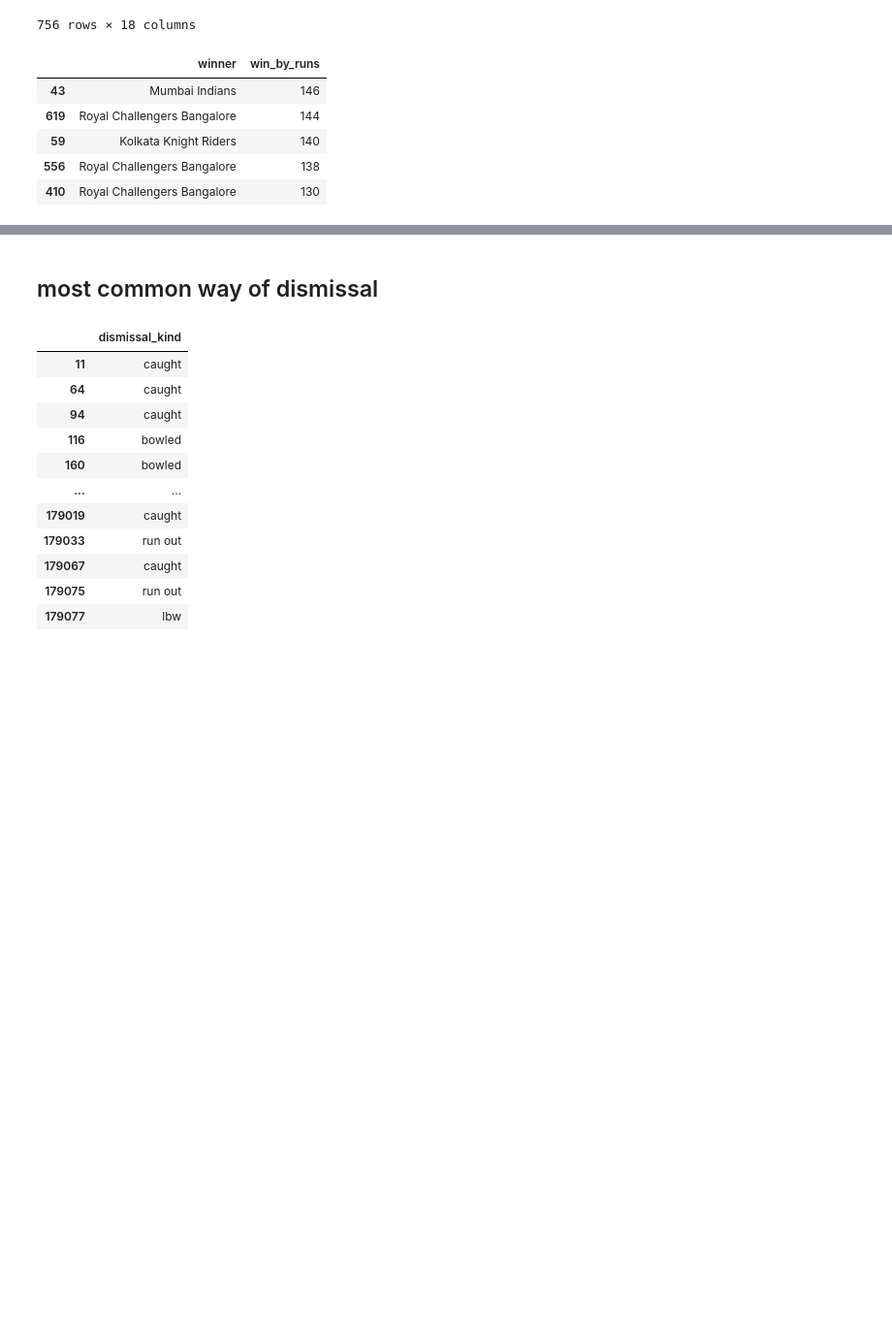
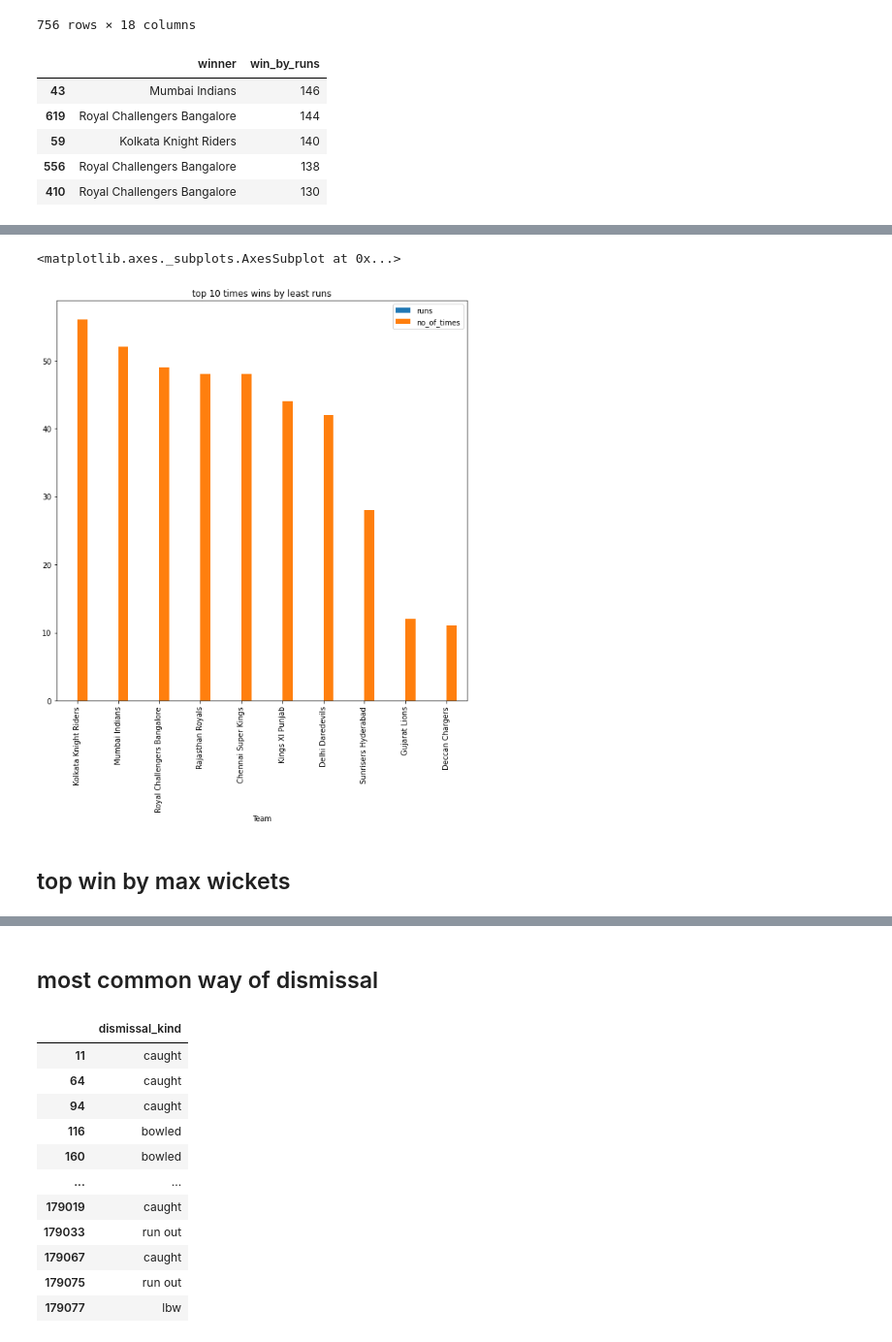
Before and after one commit to Abhijit-Bhat/Data-analysis-using-python, a Jupyter notebook: Copy_of_IPL_T20_Cricket_Analysis_Capstone_Project.ipynb, the cells around one changed output, grey strips where cells are left out. Shown at 97% size. Cells and saved outputs as stored; diff of their text form; code cells hidden in the pictures; blank space fills up the shorter version.

```diff
--- a/Copy_of_IPL_T20_Cricket_Analysis_Capstone_Project.ipynb
+++ b/Copy_of_IPL_T20_Cricket_Analysis_Capstone_Project.ipynb
@@ -608,0 +625,5 @@ ax = sns.barplot(x="winner", y='win_by_runs', data = top_run_winner_df)
+# %%
+run_winner_df = df5[['winner','win_by_runs']]
+run_winner_df_sorted = run_winner_df.sort_values(by=['win_by_runs'],ascending=True)
+top_run_winner_df = run_winner_df_sorted.head(419)
+top_run_winner_df
@@ -608,0 +644,7 @@ ax = sns.barplot(x="winner", y='win_by_runs', data = top_run_winner_df)
+# %%
+# creating a data frame that has counts of countries and players
+city_and_win = pd.DataFrame(top_run_winner_df.value_counts()) # taking values and converting to df
+city_and_win = city_and_win.reset_index() # resetting the index
+city_and_win.columns = ['Team', 'runs','no_of_times'] # renaming columns
+top_ten_city_winner = city_and_win.head(10)
+top_ten_city_winner
@@ -608,0 +663,7 @@ ax = sns.barplot(x="winner", y='win_by_runs', data = top_run_winner_df)
+# %%
+top_ten_city_winner.plot(x="Team",kind='bar',figsize=(10,10),title='top 10 times wins by least runs')
+# %% [output]
+<matplotlib.axes._subplots.AxesSubplot at 0x...>
+[figure, added]
+# %% [markdown]
+## top win by max wickets
```
Also changed, not shown: parts of 38 cells of this notebook.
